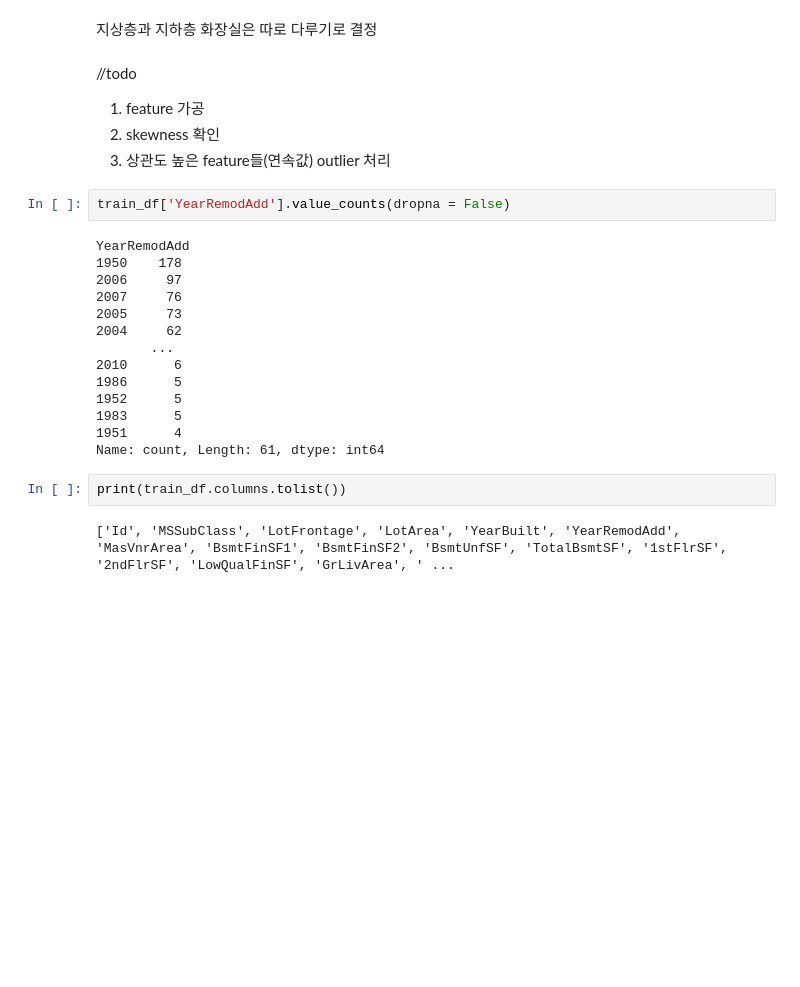
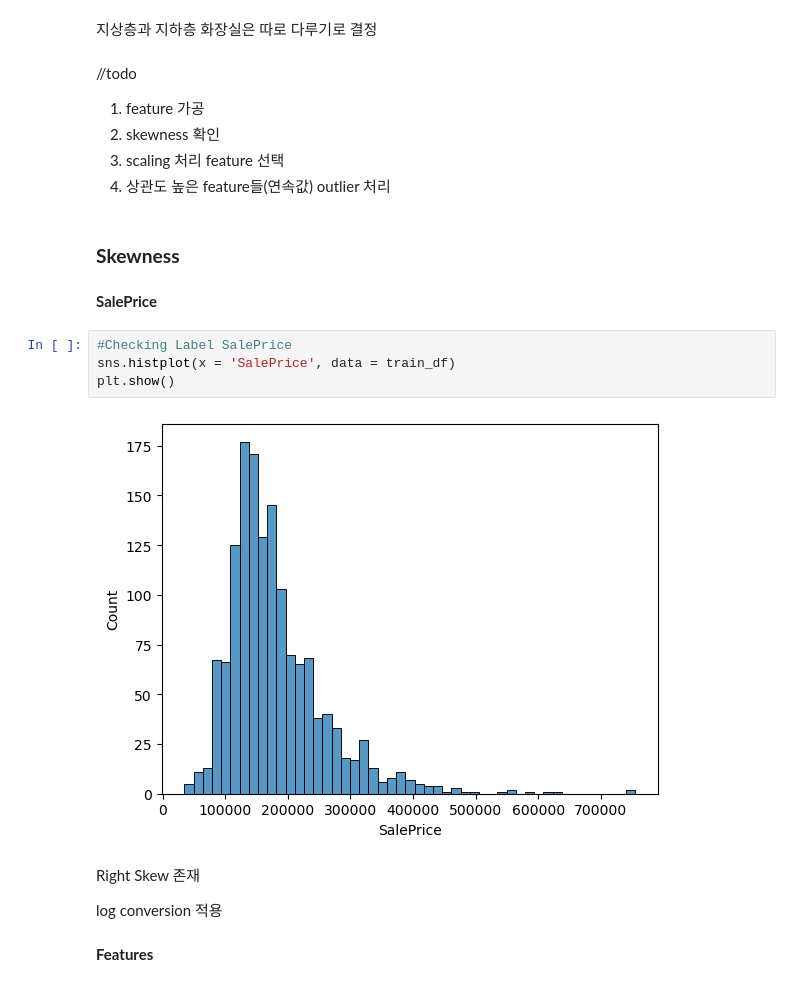
Before and after one commit to JeongHun01/Kaggle, a Jupyter notebook: House_prices/Data_Analysis.ipynb, the cells around one changed output. Drawn from its saved outputs; the diff is of its cells as text; blank space fills up the shorter version.

```diff
--- a/House_prices/Data_Analysis.ipynb
+++ b/House_prices/Data_Analysis.ipynb
@@ -749,24 +749,21 @@ plt.show()
 //todo
 1. feature 가공
 2. skewness 확인
-3. 상관도 높은 feature들(연속값) outlier 처리
+3. scaling 처리 feature 선택
+4. 상관도 높은 feature들(연속값) outlier 처리
-# %%
-train_df['YearRemodAdd'].value_counts(dropna = False)
-# %% [output]
-YearRemodAdd
-1950    178
-2006     97
-2007     76
-2005     73
-2004     62
-       ...
-2010      6
-1986      5
-1952      5
-1983      5
-1951      4
-Name: count, Length: 61, dtype: int64
-# %%
-print(train_df.columns.tolist())
-# %% [output]
-['Id', 'MSSubClass', 'LotFrontage', 'LotArea', 'YearBuilt', 'YearRemodAdd', 'MasVnrArea', 'BsmtFinSF1', 'BsmtFinSF2', 'BsmtUnfSF', 'TotalBsmtSF', '1stFlrSF', '2ndFlrSF', 'LowQualFinSF', 'GrLivArea', ' ...
+# %% [markdown]
+### **Skewness**
+# %% [markdown]
+**SalePrice**
+# %%
+#Checking Label SalePrice
+sns.histplot(x = 'SalePrice', data = train_df)
+plt.show()
+# %% [output]
+[figure, added]
+# %% [markdown]
+Right Skew 존재
+
+log conversion 적용
+# %% [markdown]
+**Features**
```
Also changed, not shown: parts of 12 cells of this notebook.
